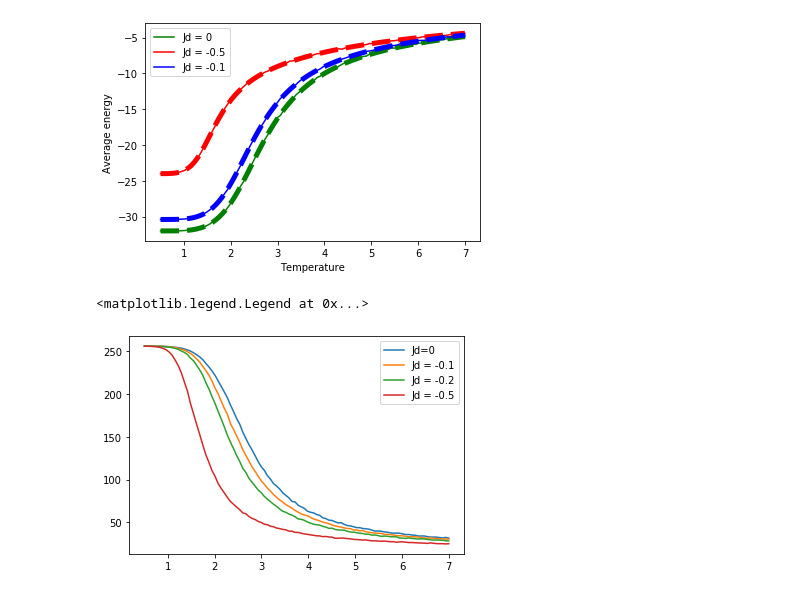
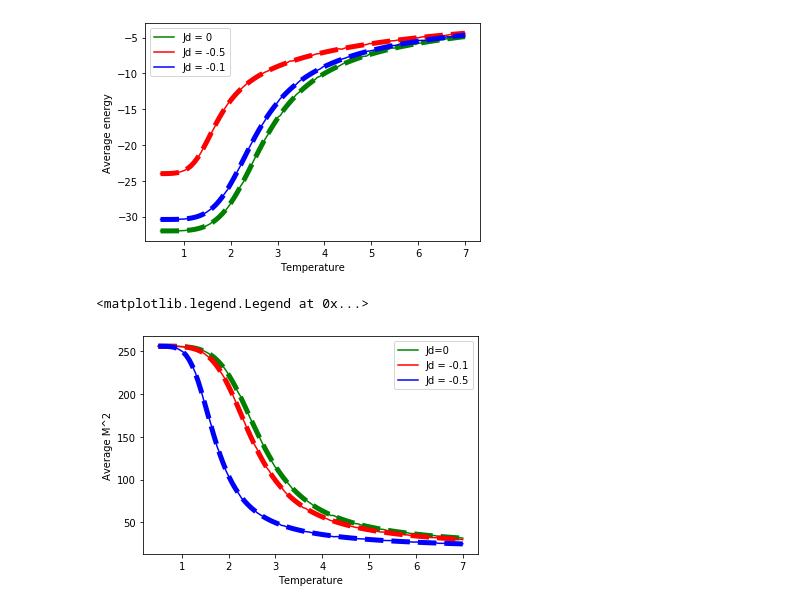
Before and after one commit to vnsverchkova/VKR, a Jupyter notebook: energy, magnetization.ipynb, the cells around one changed output. Drawn from its saved outputs; the diff is of its cells as text; code cells hidden in the pictures.

```diff
--- a/energy, magnetization.ipynb
+++ b/energy, magnetization.ipynb
@@ -210,16 +221,39 @@ Text(0, 0.5, 'Average energy')
+# %%
+Energies, m2s = det_energies(1,0)
+exact_m2 = []
+for t in Temps:
+    exact_m2.append(av_magn(1/t, m2s, Energies))
+# %%
+Energies_01, m2s_01 = det_energies(1,-0.1)
+exact_m2_01 = []
+for t in Temps:
+    exact_m2_01.append(av_magn(1/t, m2s_01, Energies_01))
+# %%
+Energies_05, m2s_05 = det_energies(1,-0.5)
+exact_m2_05 = []
+for t in Temps:
+    exact_m2_05.append(av_magn(1/t, m2s_05, Energies_05))
 # %%
-mag3 = []
+mag = []
+mag_01 = []
+mag_05 = []
 for t in Temps:
-    mag3.append(simulate(4,t,1,-0.5,20000)[1])
+    mag.append(simulate(4,t,1,0,20000)[1])
+    mag_01.append(simulate(4,t,1,-0.1,20000)[1])
+    mag_05.append(simulate(4,t,1,-0.5,20000)[1])
 # %%
-plt.plot(Temps, mag, label = "Jd=0")
-plt.plot(Temps, mag1, label = "Jd = -0.1")
-plt.plot(Temps, mag2, label = "Jd = -0.2")
-plt.plot(Temps, mag3, label = "Jd = -0.5")
+plt.plot(Temps, mag, label = "Jd=0", color = 'green')
+plt.plot(Temps, exact_m2, color = 'green', ls = '--',linewidth=5)
+plt.plot(Temps, mag_01, label = "Jd = -0.1", color = 'red')
+plt.plot(Temps, exact_m2_01, color = 'red', ls = '--',linewidth=5)
+plt.plot(Temps, mag_05, label = "Jd = -0.5", color = 'blue')
+plt.plot(Temps, exact_m2_05, color = 'blue', ls = '--',linewidth=5)
+plt.xlabel("Temperature")
+plt.ylabel("Average M^2")
 plt.legend()
 # %% [output]
 <matplotlib.legend.Legend at 0x...>
-[figure, old version]
+[figure, new version]
 # %%
 # решаю уравнение для крит температуры при различных Jd/J
 # %%
```
Also changed, not shown: parts of 10 cells of this notebook.
